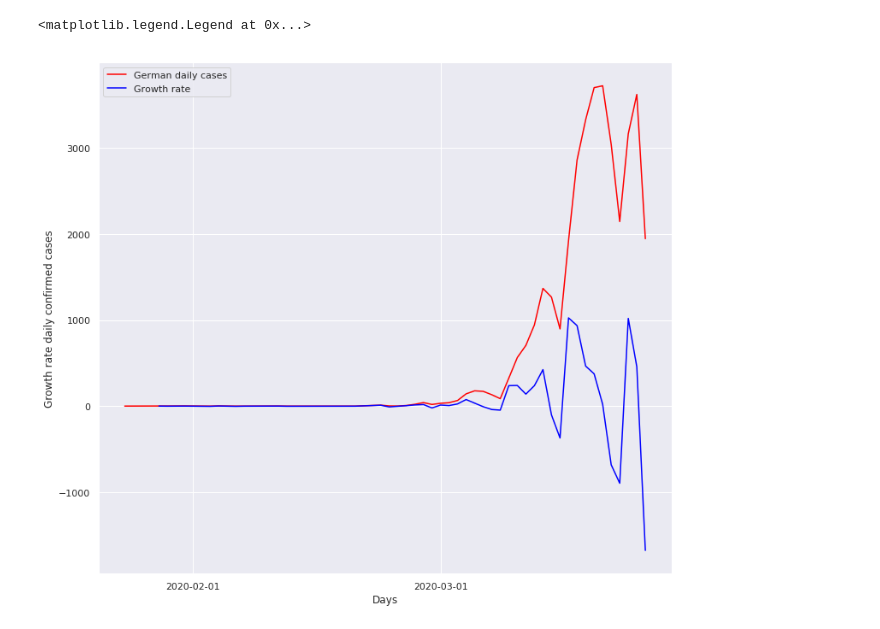
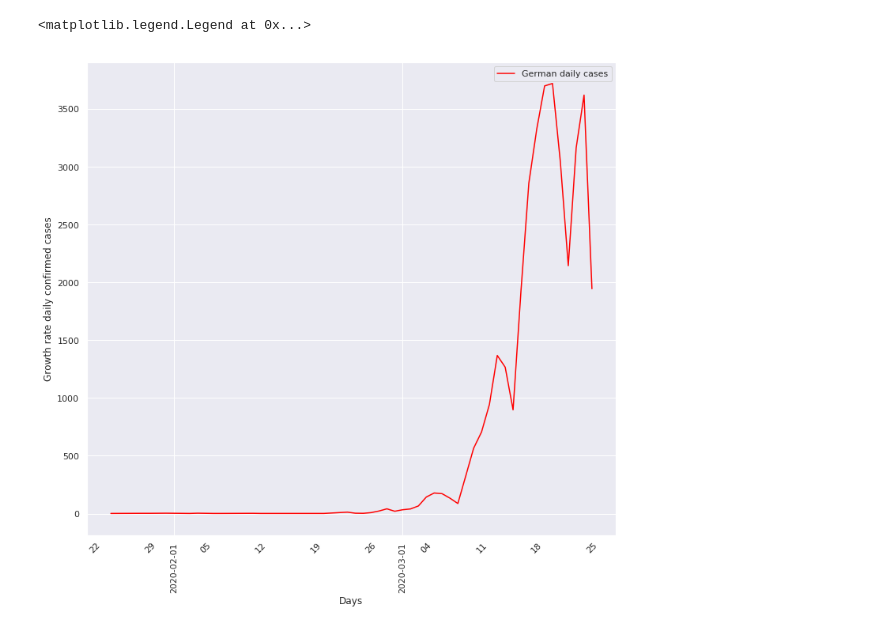
Before and after one commit to mafleischer/covid19-robert-koch-data, a Jupyter notebook: Covid19 Germany Deutschland (RKI data).ipynb, the cells around one changed output. Drawn from its saved outputs; the diff is of its cells as text; code cells hidden in the pictures.

Commit message:
Finish better date axis for ger.

```diff
--- a/Covid19 Germany Deutschland (RKI data).ipynb
+++ b/Covid19 Germany Deutschland (RKI data).ipynb
@@ -67,50 +69,35 @@ df_daily_data.sort_values(['Meldedatum'], inplace=True)
 # %%
 gr_day_reported = df_daily_data.groupby('Meldedatum')
 
 # TODO: make these relative to screen size somehow
 figsize = (12,11)
 fig = plt.figure(figsize=figsize)
 ax = plt.axes()
 
 # set plot stuff
-begin_day = df_daily_data['Meldedatum'].iloc[0].strftime('%m-%d')
-present_day = df_daily_data['Meldedatum'].iloc[-1].strftime('%m-%d')
-days_steps = [t for t in np.arange(10,len(gr_day_reported) - 3, step=10)]
-xtick_locations = [0] + days_steps + [len(gr_day_reported) - 1]
-xtick_labels = [begin_day] + days_steps + [present_day]
-
-# plt.xticks(xtick_locations, xtick_labels)
-# plt.xlabel('Days')
-# plt.ylabel('Growth rate daily confirmed cases')
-
-#ax.set_xticks(xtick_locations, xtick_labels)
-#ax.set_xticklabels(xtick_labels)
-#plt.xticks(xtick_locations, xtick_labels)
 ax.set_xlabel('Days')
 ax.set_ylabel('Growth rate daily confirmed cases')
-ax.xaxis.set_minor_locator(mpl.dates.MonthLocator(bymonthday=1))
-ax.xaxis.set_minor_formatter(mpl.dates.DateFormatter("%m-%d"))
+ax.xaxis.set_minor_locator(mpl.dates.DayLocator(interval=7))
+ax.xaxis.set_minor_formatter(mpl.dates.DateFormatter("%d"))
 ax.xaxis.set_major_locator(mpl.dates.MonthLocator(bymonthday=1))
 ax.xaxis.set_major_formatter(mpl.dates.DateFormatter('%Y-%m-%d'))
 
 # Germany
 sum_cases_per_day = gr_day_reported['AnzahlFall'].sum()
 growth_rate = sum_cases_per_day.diff()
 
 #ax.plot(sum_cases_per_day.reset_index(drop=True), color='r')
 ax.plot(sum_cases_per_day, color='red')
 #ax.plot(growth_rate.reset_index(drop=True))
-ax.plot(growth_rate, color='blue')
+#ax.plot(growth_rate, color='blue')
+
+plt.setp(ax.xaxis.get_majorticklabels(), rotation=90)
+plt.setp(ax.xaxis.get_minorticklabels(), rotation=45)
 
 ax.legend(['German daily cases', 'Growth rate'])
-
-# plt.plot(sum_cases_per_day.reset_index(drop=True), color='r')
-# plt.plot(growth_rate.reset_index(drop=True))
-
-# plt.legend(['German daily cases', 'Growth rate'])
 # %% [output]
 <matplotlib.legend.Legend at 0x...>
-[figure, old version]
+[figure, new version]
 # %%
 # Get daily cases and growth rate per German state
 
```
Also changed, not shown: parts of 3 cells of this notebook.
